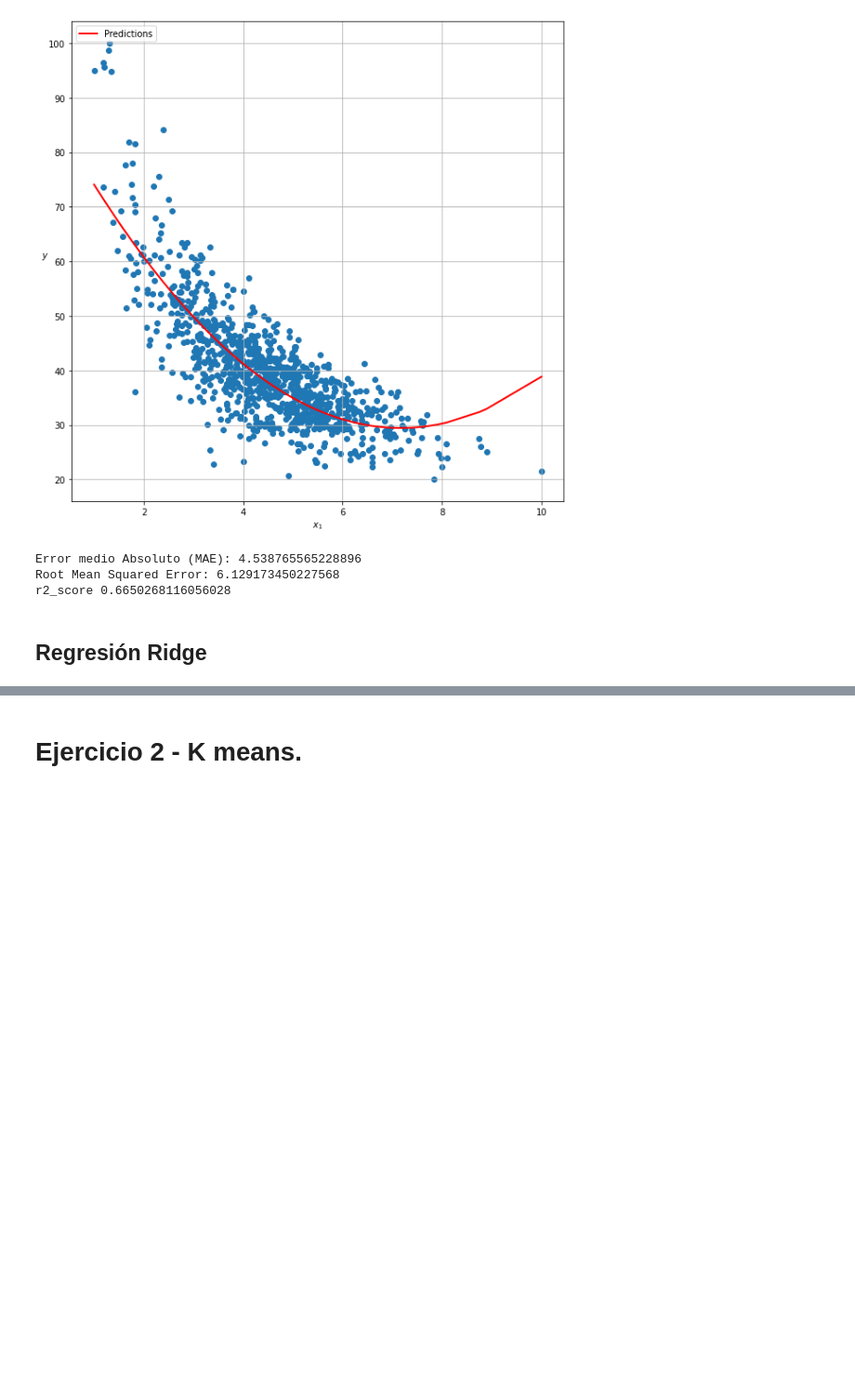
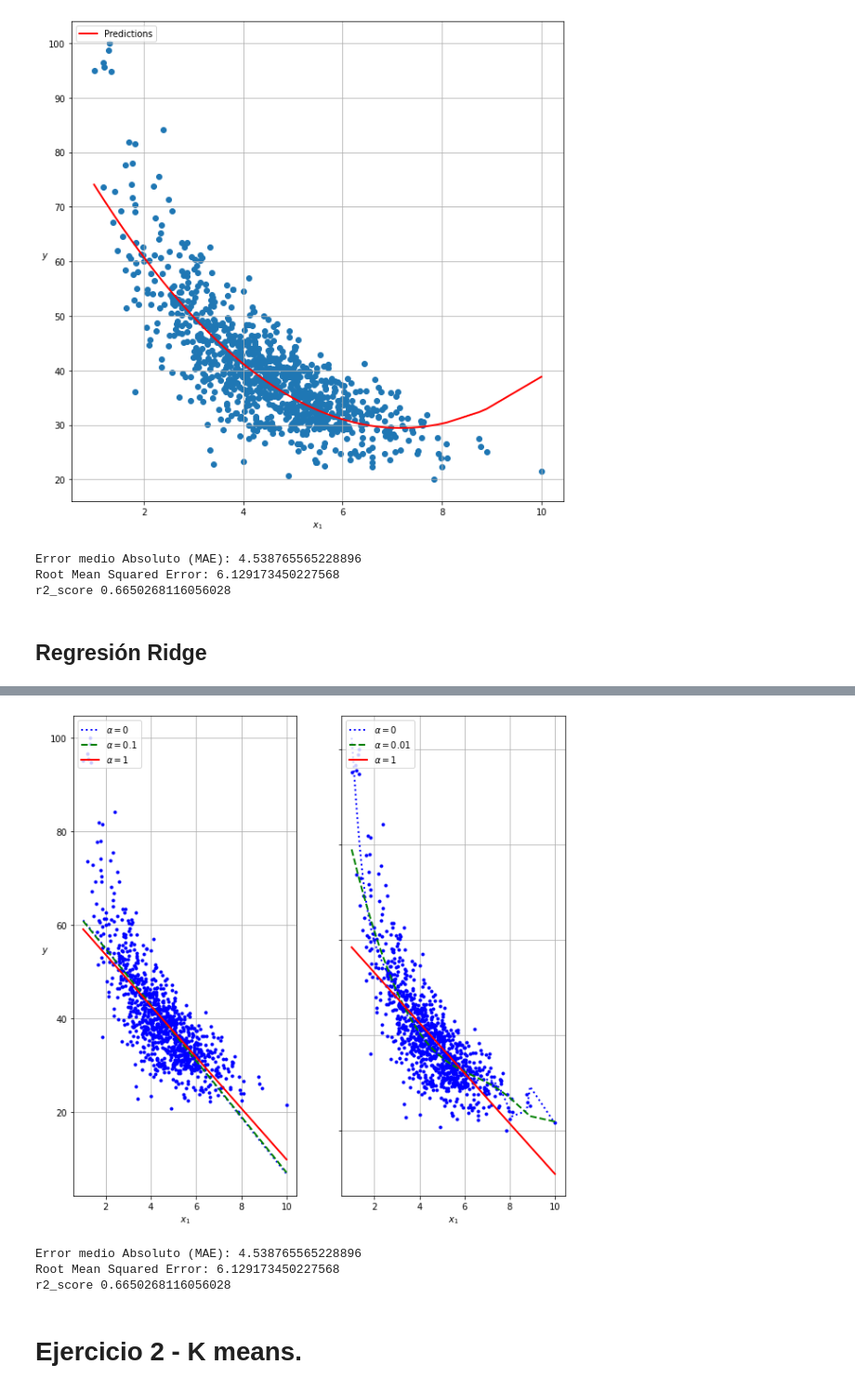
Before and after one commit to PosgradoMNA/actividades-de-aprendizaje-rzunick, a Jupyter notebook: Semana_8_Actividad_2_Regresion_Lineal_y_Kmeans_Target_Ronald_Zuniga_A01686240.ipynb, the cells around one changed output, grey strips where cells are left out. Shown: that part at 93% size. Saved outputs shown, nothing was run; the diff lists cells and outputs as text; code cells hidden in the pictures; blank space fills up the shorter version.

```diff
--- a/Semana_8_Actividad_2_Regresion_Lineal_y_Kmeans_Target_Ronald_Zuniga_A01686240.ipynb
+++ b/Semana_8_Actividad_2_Regresion_Lineal_y_Kmeans_Target_Ronald_Zuniga_A01686240.ipynb
@@ -166,3 +228,22 @@ r2_score 0.6650268116056028
+# %%
+plt.figure(figsize=(10, 10))
+plt.subplot(121)
+plot_model(Lasso, polynomial=False, alphas=(0, 0.1, 1), random_state=42)
+plt.ylabel("$y$  ", rotation=0)
+plt.subplot(122)
+plot_model(Lasso, polynomial=True, alphas=(0, 1e-2, 1), random_state=42)
+plt.gca().axes.yaxis.set_ticklabels([])
+plt.show()
+# %% [output]
+[figure, added]
+# %%
+print('Error medio Absoluto (MAE):', metrics.mean_absolute_error(y, y_new))
+print('Root Mean Squared Error:', np.sqrt(metrics.mean_squared_error(y, y_new)))
+print('r2_score',r2_score(y, y_new))
+# %% [output]
+Error medio Absoluto (MAE): 4.538765565228896
+Root Mean Squared Error: 6.129173450227568
+r2_score 0.6650268116056028
 # %% [markdown]
 # Ejercicio 2 - K means.
 # %% [markdown]
```
Also changed, not shown: parts of 6 cells of this notebook.
